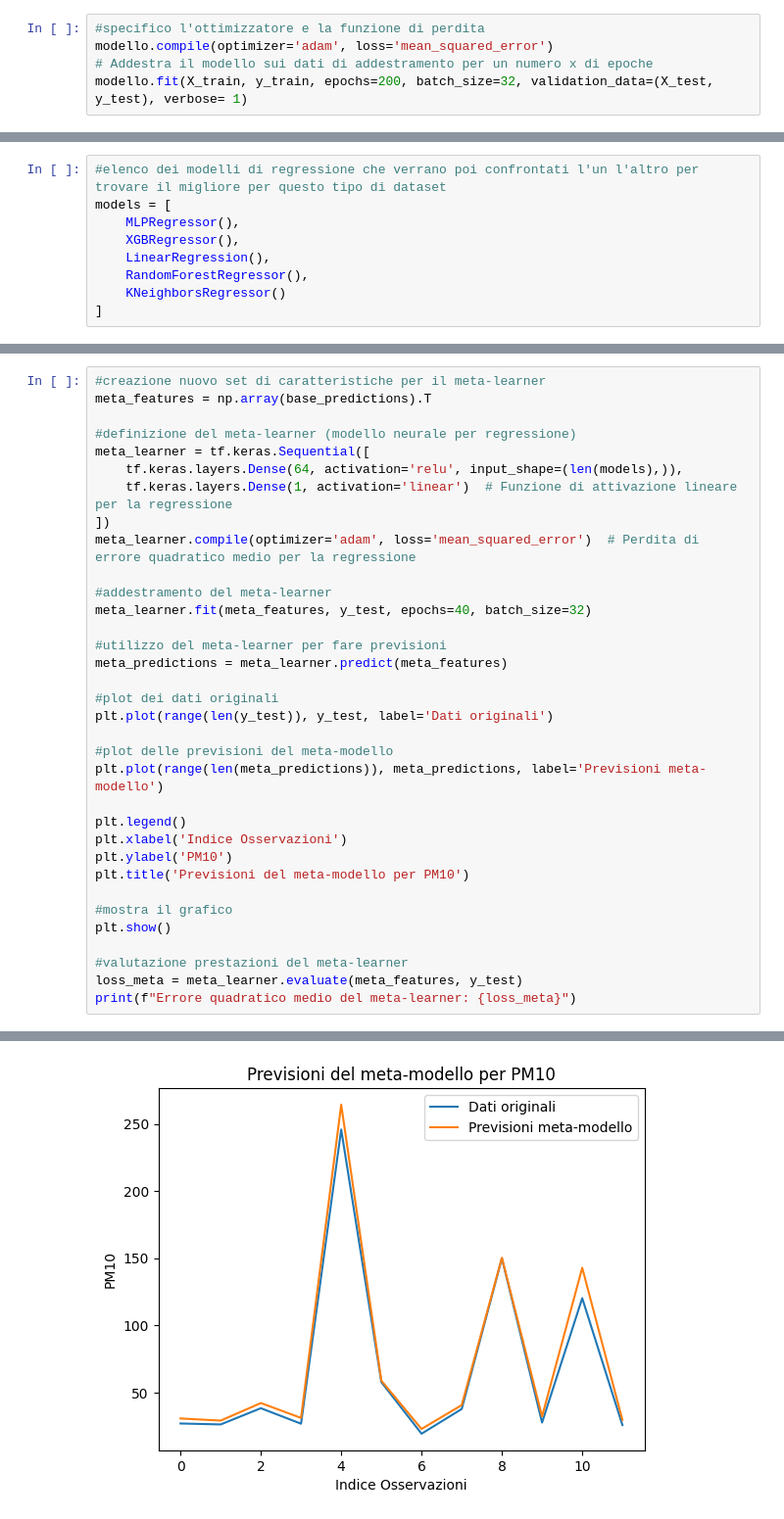
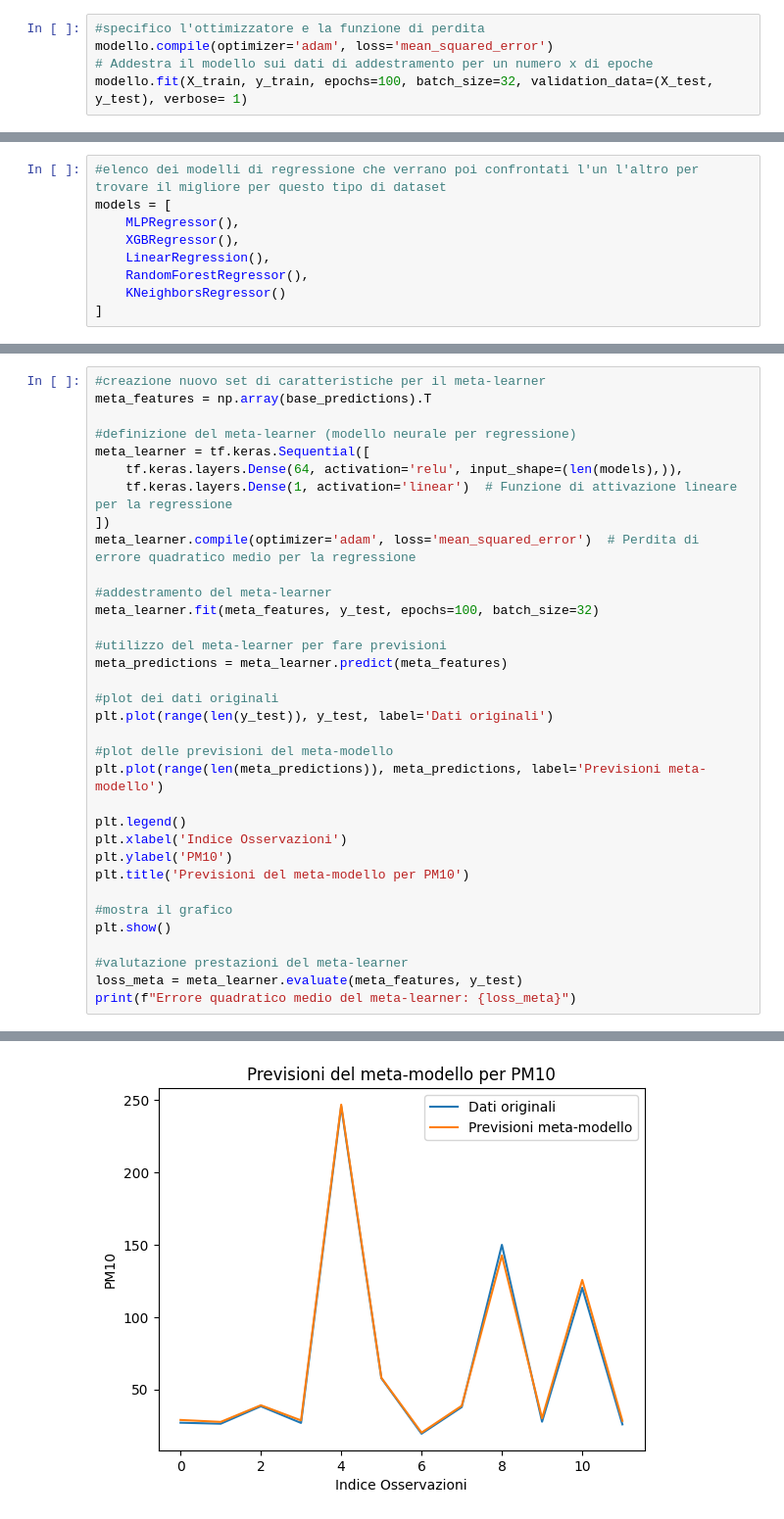
Before and after one commit to Gabroz4/esame_AI_BS, a Jupyter notebook: Esame_IA_BS.ipynb, the cells around one changed output, grey strips where cells are left out. Shown at 98% size. Saved outputs shown, nothing was run; the diff lists cells and outputs as text.

```diff
--- a/Esame_IA_BS.ipynb
+++ b/Esame_IA_BS.ipynb
@@ -503,5 +547,5 @@ X_test.shape
 #specifico l'ottimizzatore e la funzione di perdita
 modello.compile(optimizer='adam', loss='mean_squared_error')
 # Addestra il modello sui dati di addestramento per un numero x di epoche
-modello.fit(X_train, y_train, epochs=200, batch_size=32, validation_data=(X_test, y_test), verbose= 1)
+modello.fit(X_train, y_train, epochs=100, batch_size=32, validation_data=(X_test, y_test), verbose= 1)
 # %% [output]
@@ -655,7 +699,7 @@ meta_learner = tf.keras.Sequential([
 meta_learner.compile(optimizer='adam', loss='mean_squared_error')  # Perdita di errore quadratico medio per la regressione
 
 #addestramento del meta-learner
-meta_learner.fit(meta_features, y_test, epochs=40, batch_size=32)
+meta_learner.fit(meta_features, y_test, epochs=100, batch_size=32)
 
 #utilizzo del meta-learner per fare previsioni
 meta_predictions = meta_learner.predict(meta_features)
@@ -698 +744 @@ Epoch 40/40
-[figure, old version]
+[figure, new version]
```
Also changed, not shown: parts of 13 cells of this notebook, 2 other files.
